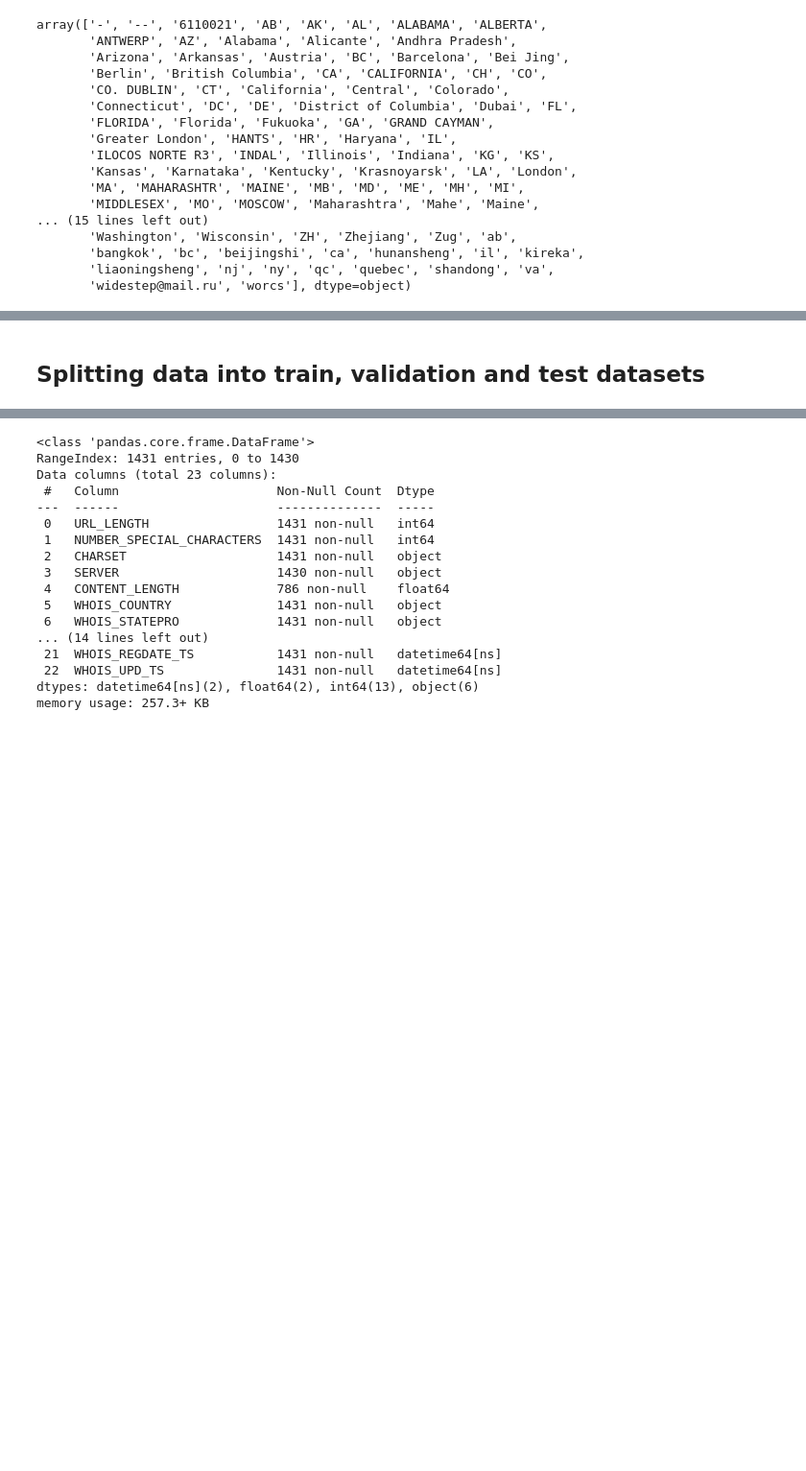
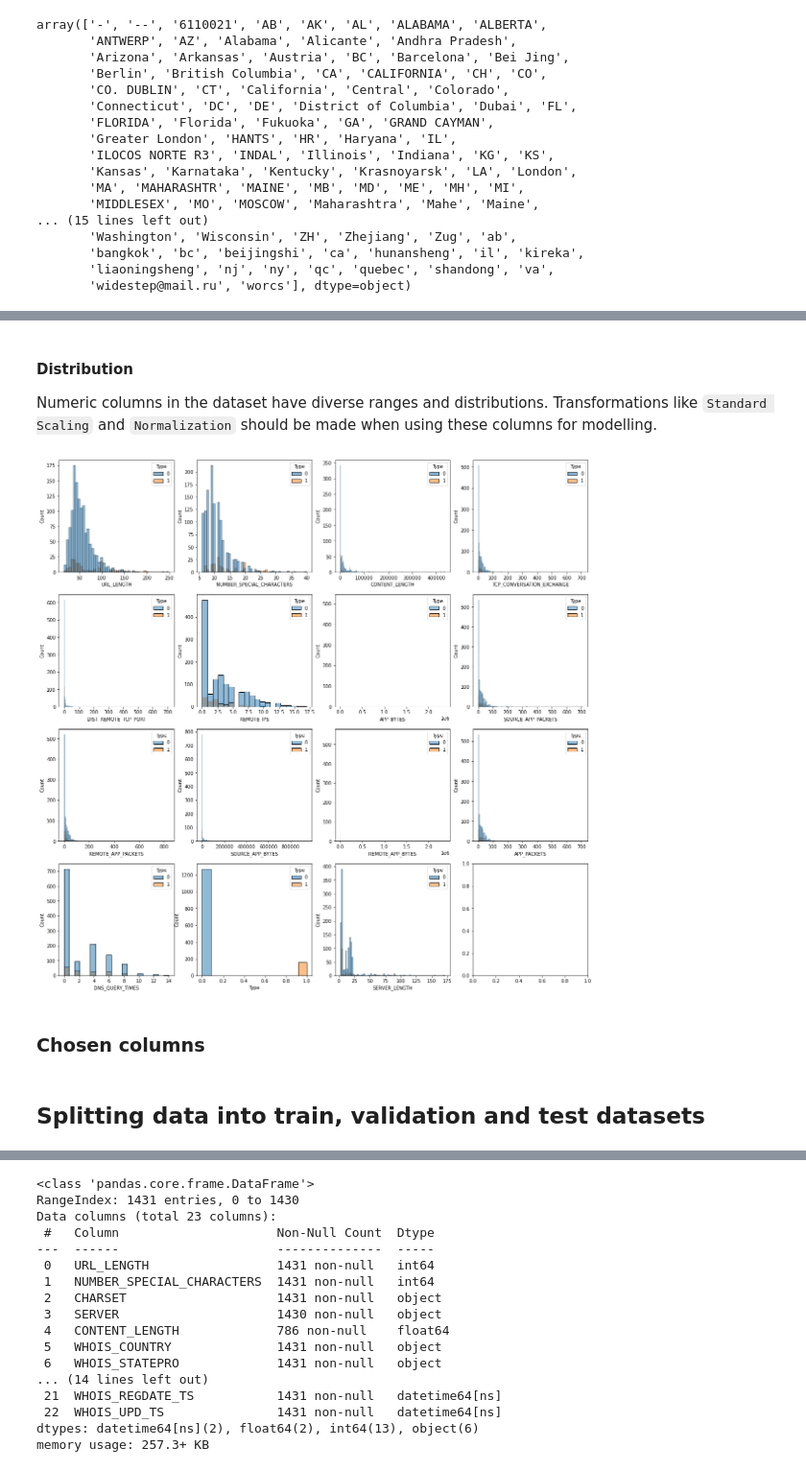
Before and after one commit to Jonkil/ML-project-2021-ESIEE, a Jupyter notebook: notebook_2.ipynb, the cells around one changed output, grey strips where cells are left out. Shown: that part at 96% size. Saved outputs shown, nothing was run; the diff lists cells and outputs as text; code cells hidden in the pictures; blank space fills up the shorter version.

```diff
--- a/notebook_2.ipynb
+++ b/notebook_2.ipynb
@@ -399,0 +545,14 @@ array(['-', '--', '6110021', 'AB', 'AK', 'AL', 'ALABAMA', 'ALBERTA',
+# %% [markdown]
+#### Distribution
+
+Numeric columns in the dataset have diverse ranges and distributions. Transformations like `Standard Scaling` and `Normalization` should be made when using these columns for modelling.
+# %%
+fig, ax = plt.subplots(4,4, figsize=(20,20))
+ax = ax.flatten()
+
+for i, col in enumerate(numeric_columns):
+    sns.histplot(df_train, x=col, hue='Type', ax=ax[i])
+# %% [output]
+[figure, added]
+# %% [markdown]
+### Chosen columns
@@ -400,5 +561,5 @@ array(['-', '--', '6110021', 'AB', 'AK', 'AL', 'ALABAMA', 'ALBERTA',
 # %% [markdown]
-## Splitting data into train, validation and test datasets
+## Splitting data into train, validation and test datasets <a class="anchor" id="fith-section"></a>
 # %%
 from sklearn.model_selection import train_test_split
 X = df_train.drop(columns=['URL','Type'])
```
Also changed, not shown: parts of 46 cells of this notebook.
